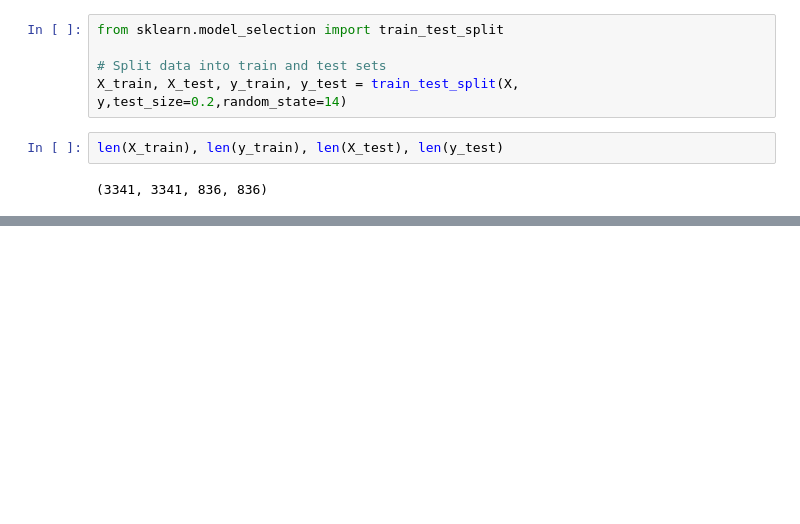
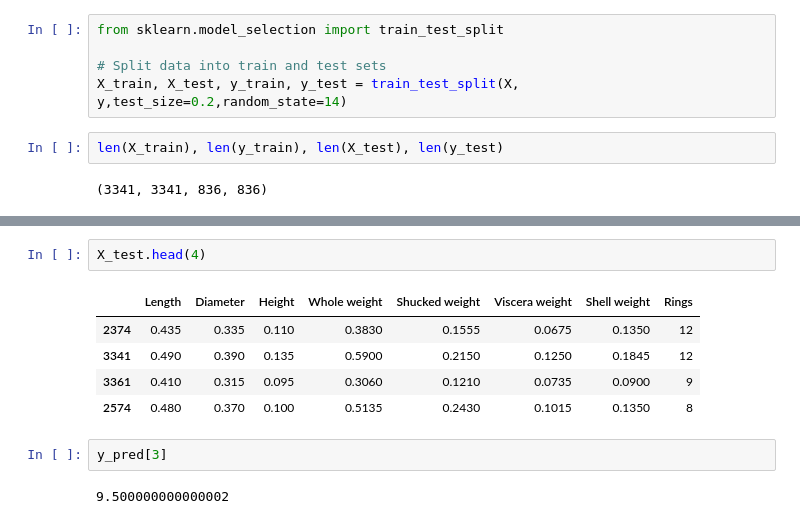
Before and after one commit to Shreyam25/boat, a Jupyter notebook: MIDS-3.ipynb, the cells around one changed output, grey strips where cells are left out. Saved outputs shown, nothing was run; the diff lists cells and outputs as text; blank space fills up the shorter version.

```diff
--- a/MIDS-3.ipynb
+++ b/MIDS-3.ipynb
@@ -180,0 +266,12 @@ Root Mean Squared Error: 0.7151488935175968
+# %%
+X_test.head(4)
+# %% [output]
+|  | Length | Diameter | Height | Whole weight | Shucked weight | Viscera weight | Shell weight | Rings |
+| 2374 | 0.435 | 0.335 | 0.110 | 0.3830 | 0.1555 | 0.0675 | 0.1350 | 12 |
+| 3341 | 0.490 | 0.390 | 0.135 | 0.5900 | 0.2150 | 0.1250 | 0.1845 | 12 |
+| 3361 | 0.410 | 0.315 | 0.095 | 0.3060 | 0.1210 | 0.0735 | 0.0900 | 9 |
+| 2574 | 0.480 | 0.370 | 0.100 | 0.5135 | 0.2430 | 0.1015 | 0.1350 | 8 |
+# %%
+y_pred[3]
+# %% [output]
+9.500000000000002
```
Also changed, not shown: parts of 20 cells of this notebook.
